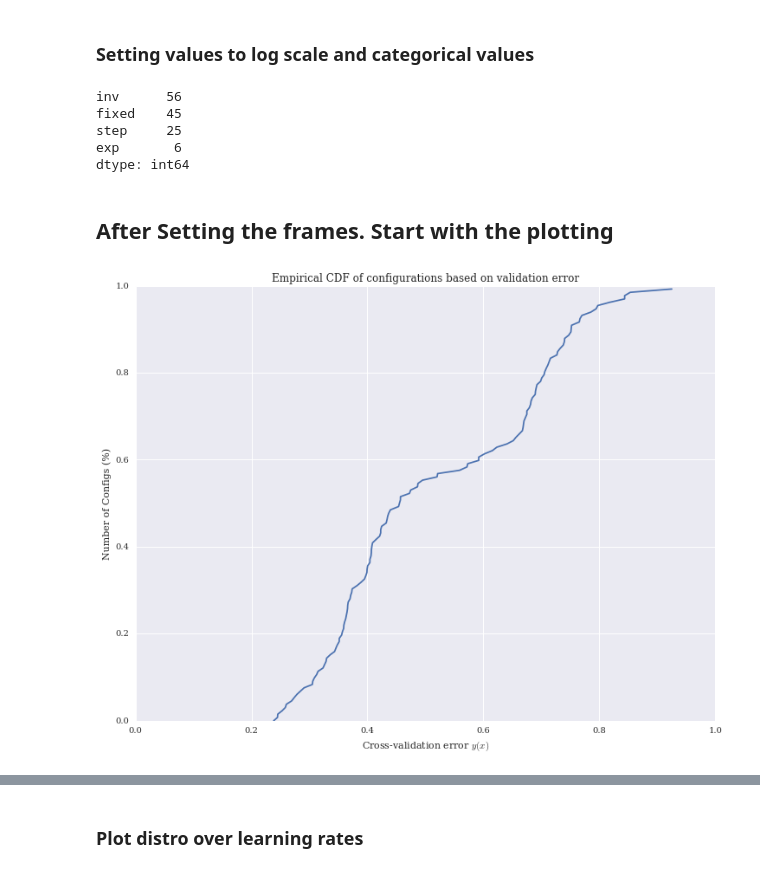
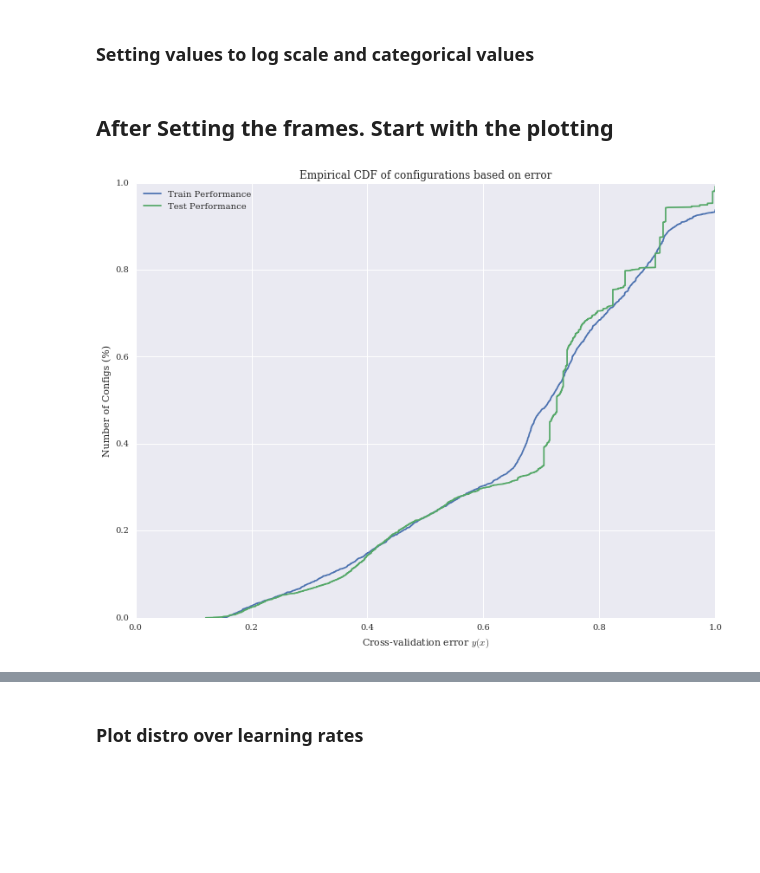
Before and after one commit to hmendozap/master-arbeit-projects, a Jupyter notebook: plotting_param_distros/Validation_Configs_Plots.ipynb, the cells around one changed output, grey strips where cells are left out. Saved outputs shown, nothing was run; the diff lists cells and outputs as text; code cells hidden in the pictures; blank space fills up the shorter version.

```diff
--- a/plotting_param_distros/Validation_Configs_Plots.ipynb
+++ b/plotting_param_distros/Validation_Configs_Plots.ipynb
@@ -66,5 +54,12 @@ mask_cat_cols = zip(['classifier']*len(categorical_cols), categorical_cols)
-# %%
-tdf.loc[:, mask_log_cols] = np.log10(tdf.loc[:, mask_log_cols])
+# %%
+for lc in log_columns:
+    try:
+        tdf.loc[:, ('classifier', lc)] = np.log10(tdf.loc[:, ('classifier', lc)])
+    except KeyError:
+        continue
 # %%
-for c in mask_cat_cols:
-    tdf.loc[:, c] = tdf.loc[:, c].astype('category')
+for cc in categorical_cols:
+    try:
+        tdf.loc[:, ('classifier',cc)] = tdf.loc[:, ('classifier',cc)].astype('category')
+    except KeyError:
+        continue
@@ -76,25 +66,21 @@ policies_categories = ['fixed', 'inv', 'exp', 'step']
-# %%
-tdf.loc[:, ('classifier', 'lr_policy')].value_counts()
-# %% [output]
-inv      56
-fixed    45
-step     25
-exp       6
-dtype: int64
 # %% [markdown]
 ## After Setting the frames. Start with the plotting
 # %%
 # Plot the empirical CDF
-sorted_Y = (tdf.sort_values(by=('smac','performance'), ascending=True).loc[:,('smac','performance')].values)
-yvals = np.arange(len(sorted_Y)) / float(len(sorted_Y))
+sorted_train = (tdf.sort_values(by=('smac','train_performance'), ascending=True).loc[:,('smac','train_performance')].values)
+sorted_test  = (tdf.sort_values(by=('smac','test_performance'), ascending=True).loc[:,('smac','test_performance')].values)
+ytrain = np.arange(len(sorted_train)) / float(len(sorted_train))
+ytest = np.arange(len(sorted_test)) / float(len(sorted_test))
 # %%
-plt.plot( sorted_Y, yvals )
+plt.plot(sorted_train, ytrain, label="Train Performance")
+plt.plot(sorted_test, ytest, label="Test Performance")
 plt.xlabel("Cross-validation error $y(x)$")
 plt.ylabel(r"Number of Configs (%)")
-plt.xlim(0.0, 1.0)
-plt.title("Empirical CDF of configurations based on validation error")
+plt.xlim(0.0, min(1.0, sorted_train.max()))
+plt.title("Empirical CDF of configurations based on error")
+plt.legend(loc='best')
 plt.show()
 # %% [output]
-[figure, old version]
+[figure, new version]
 # %%
 def plotting_threshold(error_threshold, categories):
```
Also changed, not shown: parts of 31 cells of this notebook.
